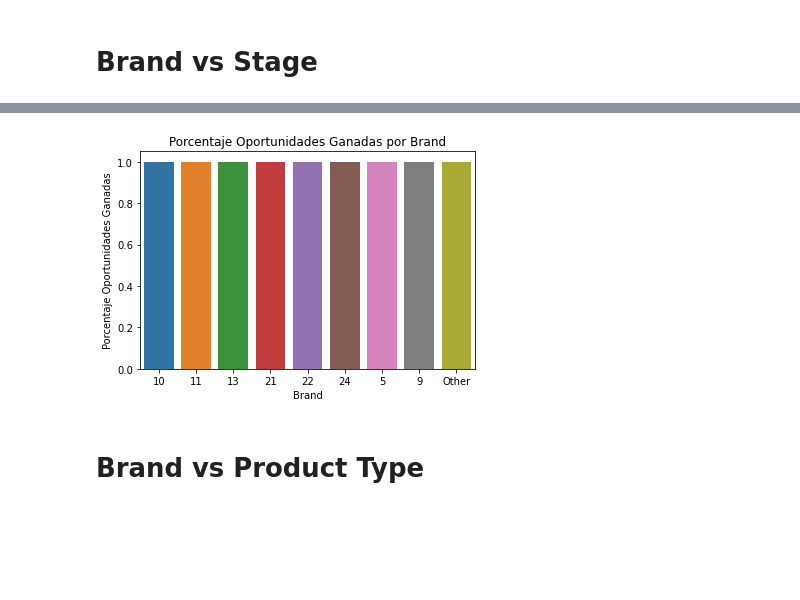
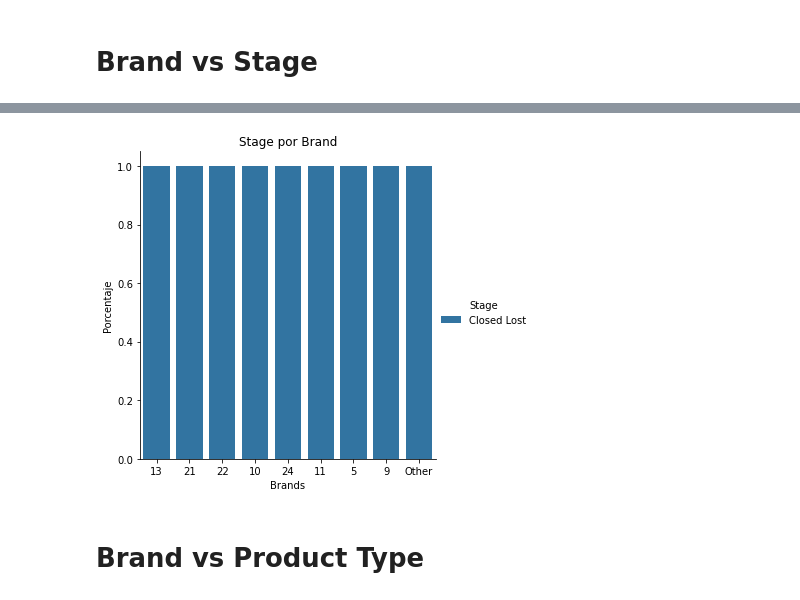
Before and after one commit to RiedelNicolas/75.06-2C2020-TP1, a Jupyter notebook: Brand Analysis.ipynb, the cells around one changed output, grey strips where cells are left out. Cells and saved outputs as stored; diff of their text form; code cells hidden in the pictures; blank space fills up the shorter version.

```diff
--- a/Brand Analysis.ipynb
+++ b/Brand Analysis.ipynb
@@ -79,9 +79,12 @@ brandsVsStage.rename(columns={"Opportunity_ID":"Cantidad"},inplace=True)
 totalBrands = brandsVsStage.groupby("Brand").agg({"Cantidad":"sum"})
 brandsVsStage.reset_index(inplace=True)
 brandsVsStage.set_index("Brand",inplace=True)
-brandsVsStage["Total Brands"] = totalBrands["Cantidad"]
+brandsVsStage["Total"] = totalBrands["Cantidad"]
 brandsVsStage.reset_index(inplace=True)
-brandsVsStage["Closed Lost Percentage"] = brandsVsStage["Cantidad"]/brandsVsStage["Total Brands"]
+brandsVsStage["Closed Lost Percentage"] = brandsVsStage["Cantidad"]/brandsVsStage["Total"]
 brandsVsStage["Brand"] = brandsVsStage["Brand"].apply(lambda x: x.replace("Brand_",""))
+#brandsVsStage = brandsVsStage[brandsVsStage["Total"] > 10]
+brandsVsStage.sort_values(by="Total",inplace=True)
+brandsVsStage["Cantidad"] = brandsVsStage["Cantidad"]/brandsVsStage["Total"]
 brandsVsStage
 # %% [output]
@@ -115,12 +117,12 @@ plt.show(plot)
 # %%
-brandsVsStage = brandsVsStage[brandsVsStage["Total Brands"]>10]
-plot = sns.barplot(x="Brand",y="Closed Lost Percentage",data=brandsVsStage)
-plt.savefig("img/Brand/PorcentajeClosedWonPorBrand.png")
-plt.xlabel("Brand")
-plt.ylabel("Porcentaje Oportunidades Ganadas")
-plt.title("Porcentaje Oportunidades Ganadas por Brand")
-plt.show(plot)
+brandsVsStage = brandsVsStage[brandsVsStage["Total"]>10]
+fig1 = sns.catplot(x="Brand",y="Cantidad",hue="Stage",data=brandsVsStage,kind="bar")
+plt.savefig("img/Brand/StagePorBrand.png")
+plt.xlabel("Brands")
+plt.ylabel("Porcentaje")
+plt.title("Stage por Brand")
+plt.show(fig1)
 # %% [output]
-[figure, old version]
+[figure, new version]
 # %% [markdown]
 # Brand vs Product Type
```
Also changed, not shown: parts of 4 cells of this notebook, 16 other files.
